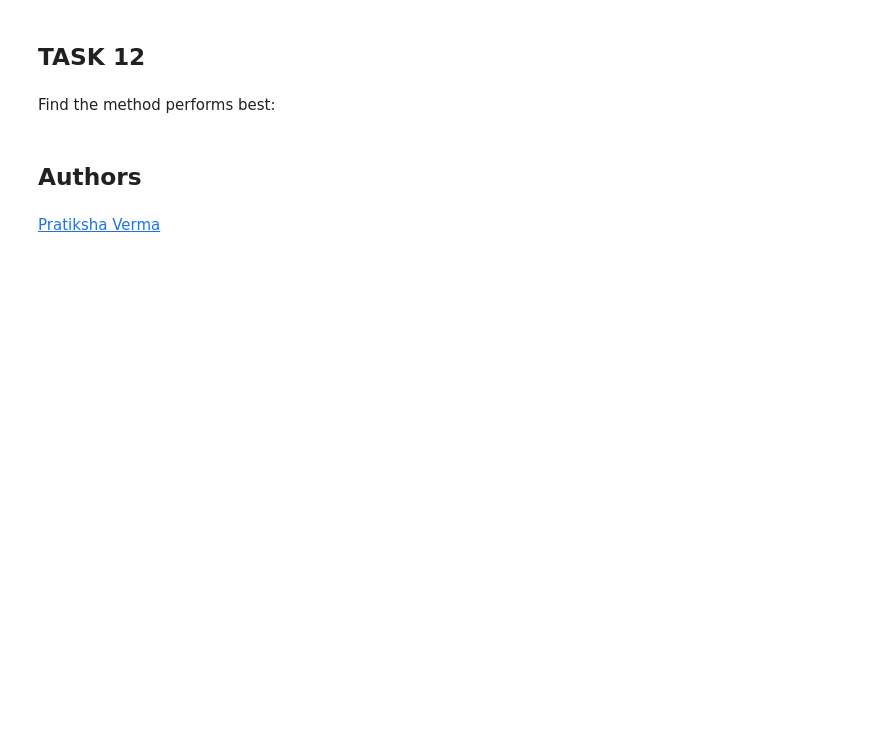
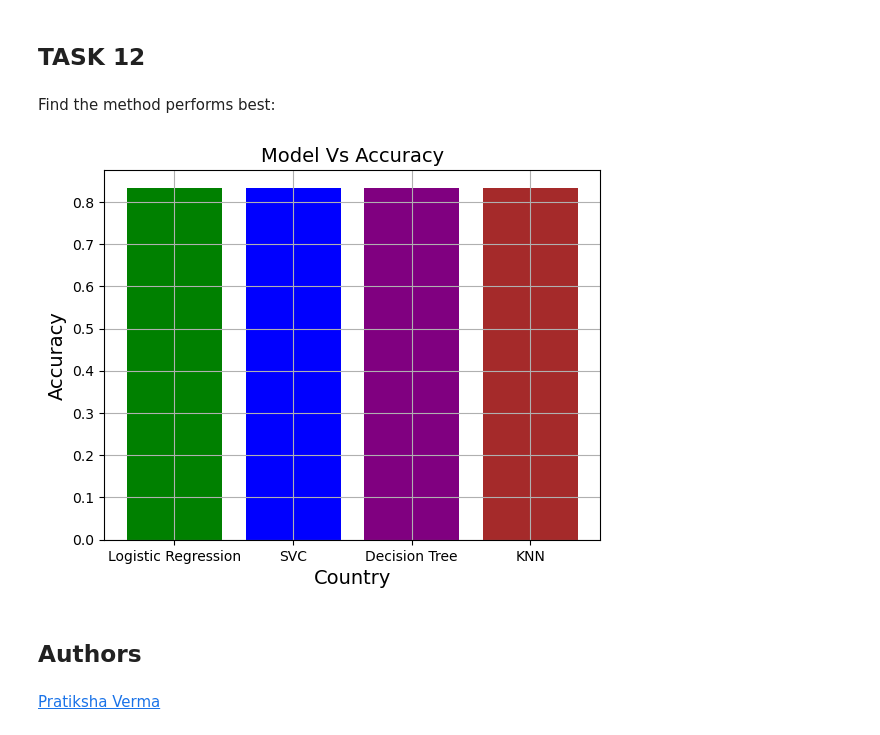
Before and after one commit to Paugy/DataScience, a Jupyter notebook: SpaceX_Machine_Learning_Prediction.ipynb, the cells around one changed output. Saved outputs shown, nothing was run; the diff lists cells and outputs as text; code cells hidden in the pictures; blank space fills up the shorter version.

```diff
--- a/SpaceX_Machine_Learning_Prediction.ipynb
+++ b/SpaceX_Machine_Learning_Prediction.ipynb
@@ -315,6 +315,24 @@ plot_confusion_matrix(Y_test,yhat)
 Find the method performs best:
 # %%
 All of them give the same performance
+# %%
+import matplotlib.pyplot as plt
+import pandas as pd
+
+data = {'Model': ['Logistic Regression', 'SVC', 'Decision Tree', 'KNN'],
+        'Accuracy': [0.8333333333333334, 0.8333333333333334, 0.8333333333333334, 0.8333333333333334]
+       }
+df = pd.DataFrame(data)
+
+colors = ['green','blue','purple','brown']
+plt.bar(df['Model'], df['Accuracy'], color=colors)
+plt.title('Model Vs Accuracy', fontsize=14)
+plt.xlabel('Country', fontsize=14)
+plt.ylabel('Accuracy', fontsize=14)
+plt.grid(True)
+plt.show()
+# %% [output]
+[figure, added]
 # %% [markdown]
 ## Authors
 # %% [markdown]
```
